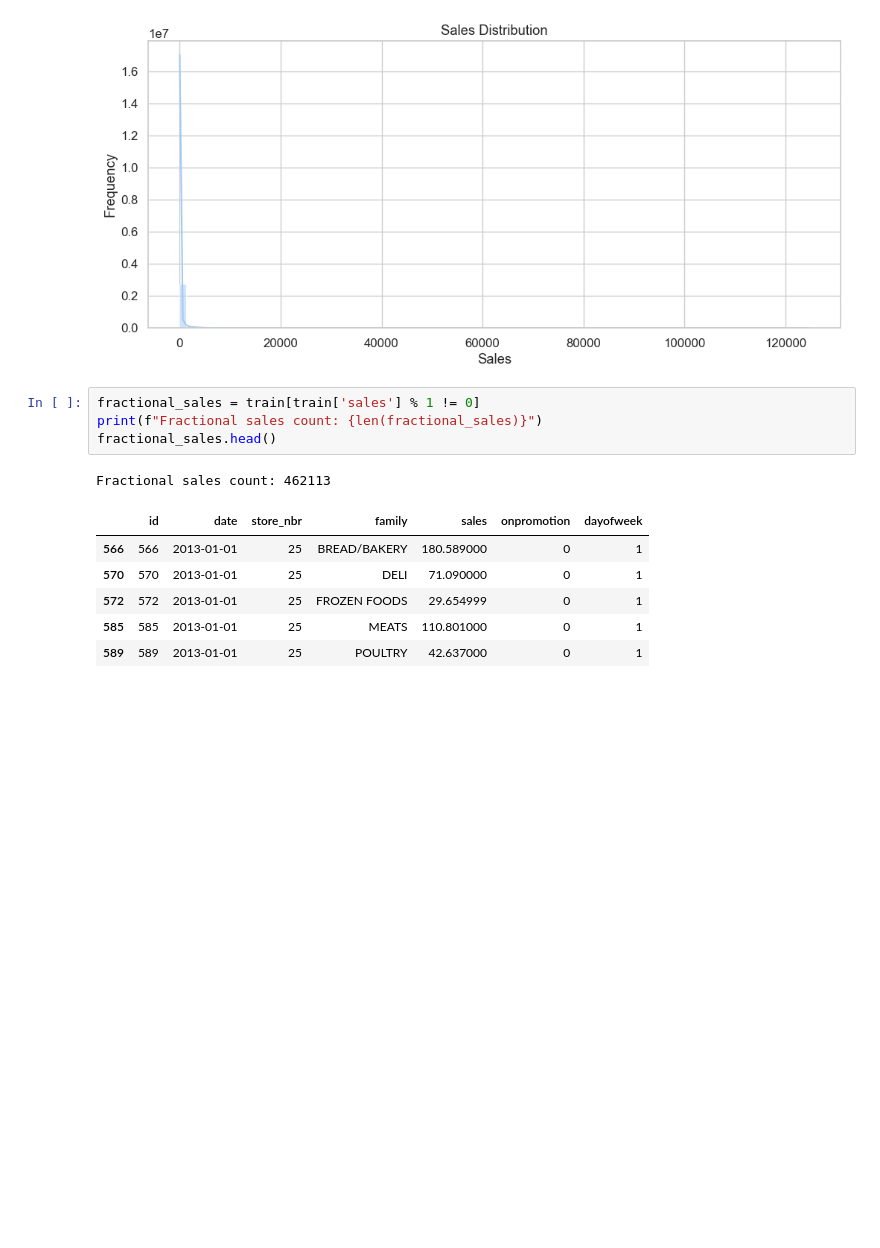
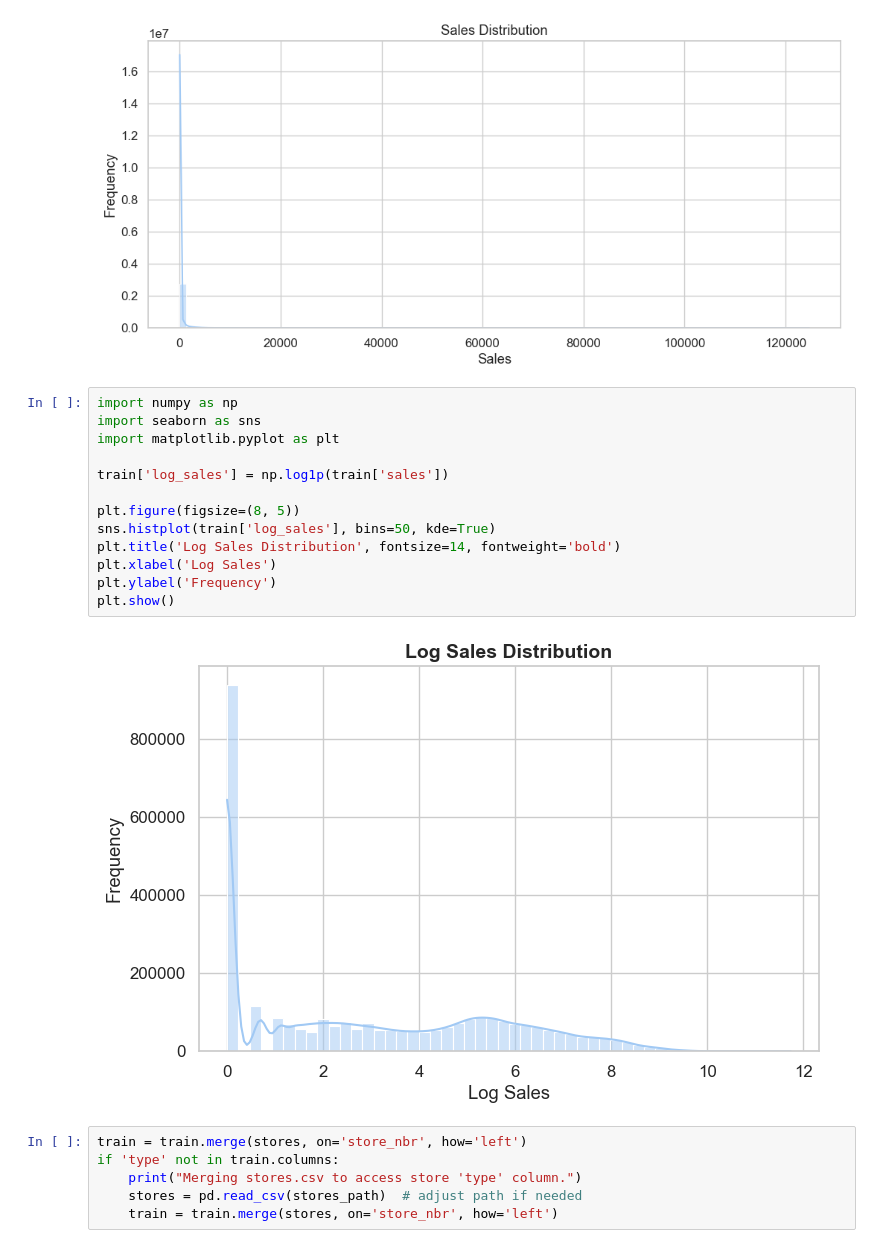
Before and after one commit to fady2001/DS-toolkit, a Jupyter notebook: notebooks/eda.ipynb, the cells around one changed output. Drawn from its saved outputs; the diff is of its cells as text; blank space fills up the shorter version.

```diff
--- a/notebooks/eda.ipynb
+++ b/notebooks/eda.ipynb
@@ -215,15 +245,24 @@ plt.ylabel("Frequency")
 plt.show()
 # %% [output]
 [figure]
-# %%
-fractional_sales = train[train['sales'] % 1 != 0]
-print(f"Fractional sales count: {len(fractional_sales)}")
-fractional_sales.head()
-# %% [output]
-Fractional sales count: 462113
-|  | id | date | store_nbr | family | sales | onpromotion | dayofweek |
-| 566 | 566 | 2013-01-01 | 25 | BREAD/BAKERY | 180.589000 | 0 | 1 |
-| 570 | 570 | 2013-01-01 | 25 | DELI | 71.090000 | 0 | 1 |
-| 572 | 572 | 2013-01-01 | 25 | FROZEN FOODS | 29.654999 | 0 | 1 |
-| 585 | 585 | 2013-01-01 | 25 | MEATS | 110.801000 | 0 | 1 |
-| 589 | 589 | 2013-01-01 | 25 | POULTRY | 42.637000 | 0 | 1 |
+# %%
+import numpy as np
+import seaborn as sns
+import matplotlib.pyplot as plt
+
+train['log_sales'] = np.log1p(train['sales'])
+
+plt.figure(figsize=(8, 5))
+sns.histplot(train['log_sales'], bins=50, kde=True)
+plt.title('Log Sales Distribution', fontsize=14, fontweight='bold')
+plt.xlabel('Log Sales')
+plt.ylabel('Frequency')
+plt.show()
+# %% [output]
+[figure, added]
+# %%
+train = train.merge(stores, on='store_nbr', how='left')
+if 'type' not in train.columns:
+    print("Merging stores.csv to access store 'type' column.")
+    stores = pd.read_csv(stores_path)  # adjust path if needed
+    train = train.merge(stores, on='store_nbr', how='left')
```
Also changed, not shown: parts of 19 cells of this notebook, 1 other file.
